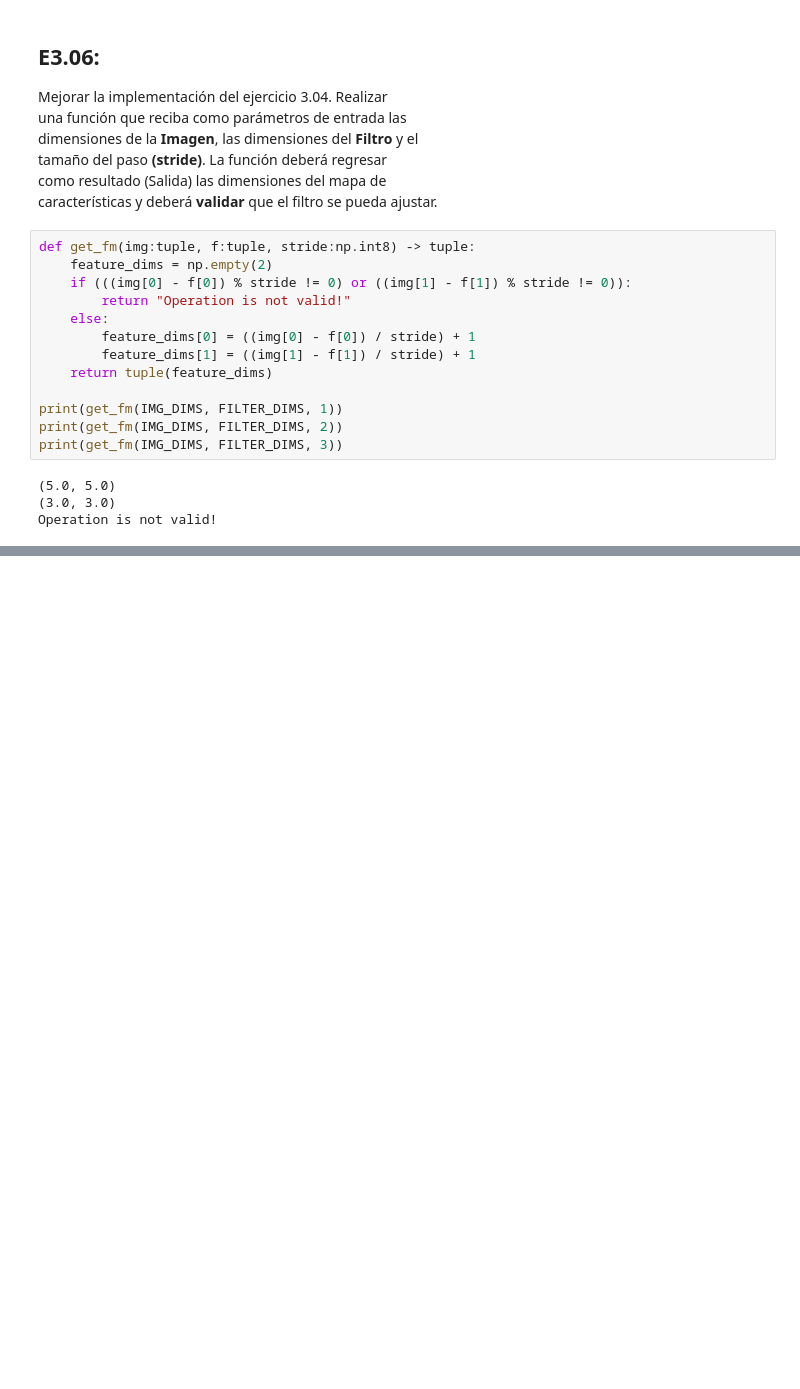
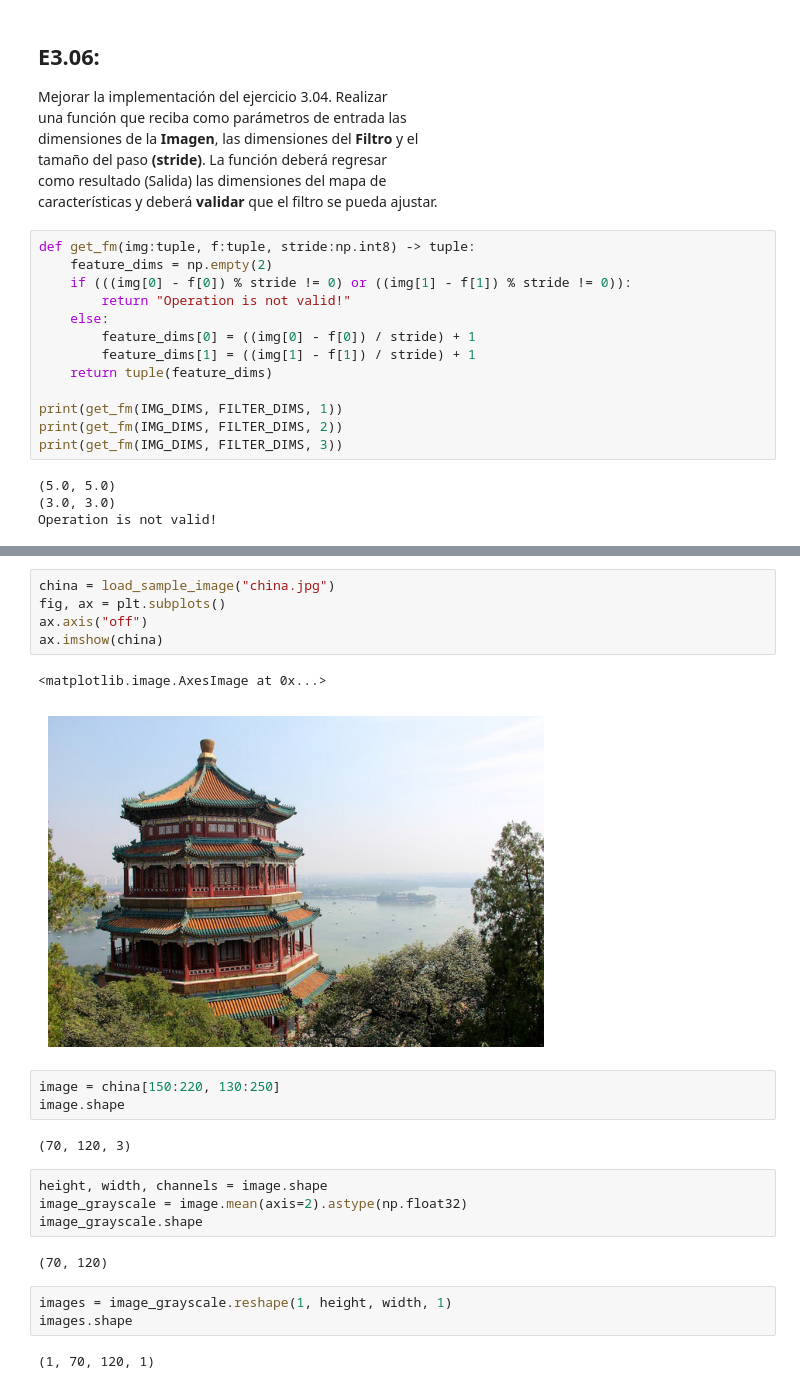
Before and after one commit to Daniels1610/DL008-Dagraz, a Jupyter notebook: E03.ipynb, the cells around one changed output, grey strips where cells are left out. Drawn from its saved outputs; the diff is of its cells as text; blank space fills up the shorter version.

```diff
--- a/E03.ipynb
+++ b/E03.ipynb
@@ -75,0 +84,24 @@ Operation is not valid!
+# %%
+china = load_sample_image("china.jpg")
+fig, ax = plt.subplots()
+ax.axis("off")
+ax.imshow(china)
+# %% [output]
+<matplotlib.image.AxesImage at 0x...>
+[figure, added]
+# %%
+image = china[150:220, 130:250]
+image.shape
+# %% [output]
+(70, 120, 3)
+# %%
+height, width, channels = image.shape
+image_grayscale = image.mean(axis=2).astype(np.float32)
+image_grayscale.shape
+# %% [output]
+(70, 120)
+# %%
+images = image_grayscale.reshape(1, height, width, 1)
+images.shape
+# %% [output]
+(1, 70, 120, 1)
```
Also changed, not shown: parts of 14 cells of this notebook.
